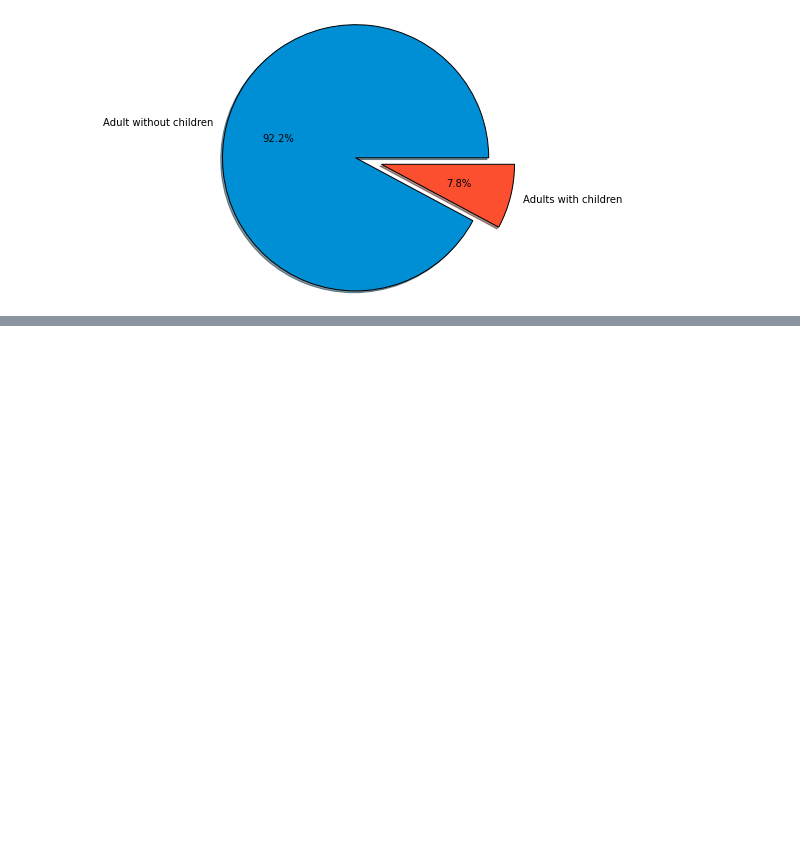
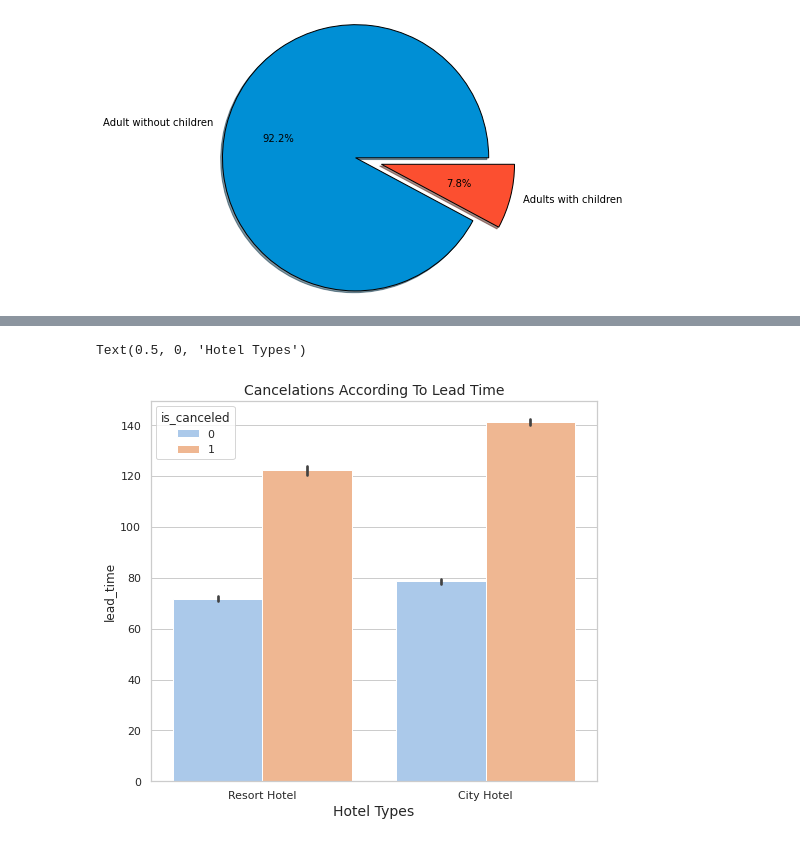
Before and after one commit to Kushan1001/Hotel-booking-data-analysis, a Jupyter notebook: Hotel_Booking_Analysis.ipynb, the cells around one changed output, grey strips where cells are left out. Drawn from its saved outputs; the diff is of its cells as text; code cells hidden in the pictures; blank space fills up the shorter version.

```diff
--- a/Hotel_Booking_Analysis.ipynb
+++ b/Hotel_Booking_Analysis.ipynb
@@ -149,0 +159,12 @@ special_requests.plot(kind='bar')
+# %%
+# connection between lead time and number of cancellations
+
+plt.figure(figsize = (8,7))
+
+cancelations_according_to_lead_time = hotel_df.loc[ : , ['hotel','is_canceled','lead_time']]
+
+sns.barplot(data = cancelations_according_to_lead_time, x = 'hotel', y = 'lead_time', hue = 'is_canceled', palette= 'pastel').set_title('Cancelations According To Lead Time', size = 14)
+plt.xlabel('Hotel Types', size = 14)
+# %% [output]
+Text(0.5, 0, 'Hotel Types')
+[figure, added]
```
Also changed, not shown: parts of 10 cells of this notebook.
